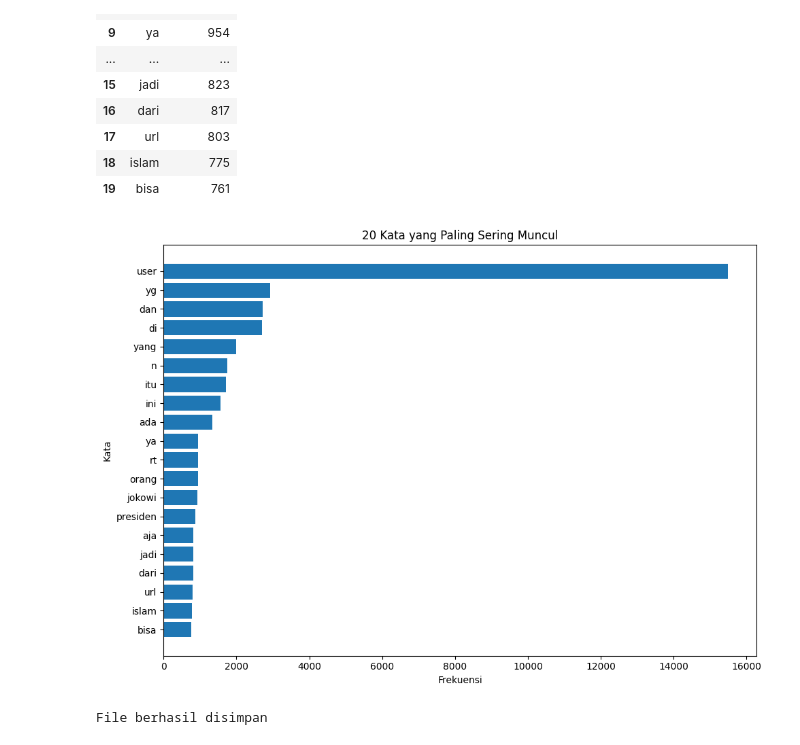
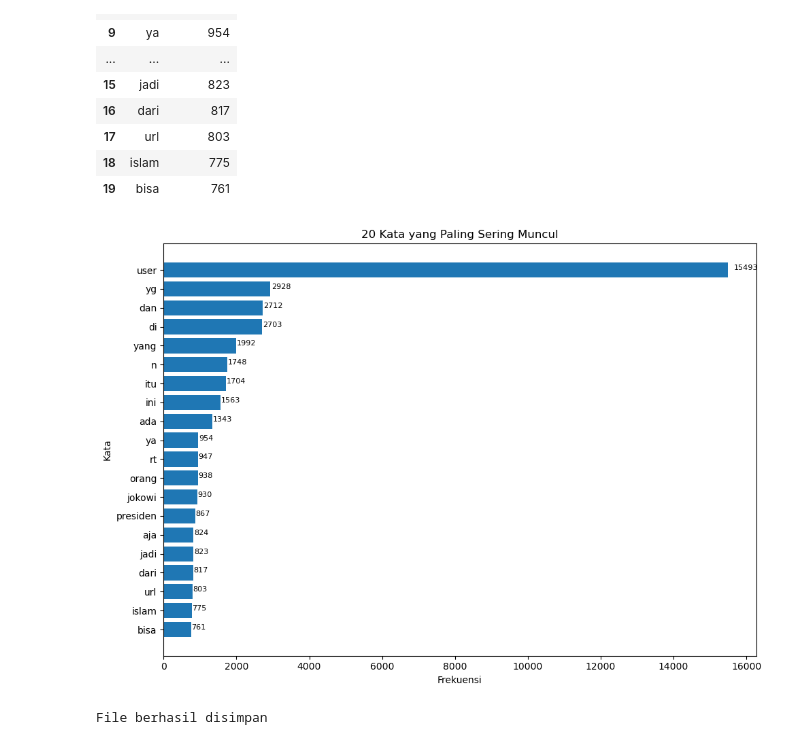
Before and after one commit to rahelitapasaribu/fp-textmining, a Jupyter notebook: notebook/data_loader_eda.ipynb, the cells around one changed output. Saved outputs shown, nothing was run; the diff lists cells and outputs as text; code cells hidden in the pictures.

```diff
--- a/notebook/data_loader_eda.ipynb
+++ b/notebook/data_loader_eda.ipynb
@@ -15,7 +15,7 @@ import matplotlib.pyplot as plt
 ## **Load Dataset**
 # %%
 # Membaca dataset hate speech
-df = pd.read_csv('data.csv', encoding='latin-1')
+df = pd.read_csv('../dataset/raw/data.csv', encoding='latin-1')
 # %%
 # Menampilkan informasi struktur dataset
 df.info()
@@ -283,14 +281,26 @@ tabel_kata
 # %%
 # Visualisasi 20 kata dominan
 tabel_plot = tabel_kata.sort_values("Frekuensi")
 
 plt.figure(figsize=(10, 7))
-plt.barh(tabel_plot["Kata"], tabel_plot["Frekuensi"])
+bars=plt.barh(tabel_plot["Kata"], tabel_plot["Frekuensi"])
+
 plt.title("20 Kata yang Paling Sering Muncul")
 plt.xlabel("Frekuensi")
 plt.ylabel("Kata")
+
+for bar in bars:
+  width = bar.get_width()  # Mengambil nilai frekuensi (lebar batang)
+  plt.text(
+      width + (width * 0.01),  # Posisi X: sedikit di sebelah kanan ujung batang
+      bar.get_y()
+      + bar.get_height() / 2,  # Posisi Y: di tengah-tengah tinggi batang
+      str(int(width)),  # Nilai angka yang akan ditampilkan
+      fontsize=8,
+  )
+
 plt.tight_layout()
 plt.show()
 # %% [output]
-[figure, old version]
+[figure, new version]
 # %%
```
Also changed, not shown: parts of 4 cells of this notebook, 2 other files.
